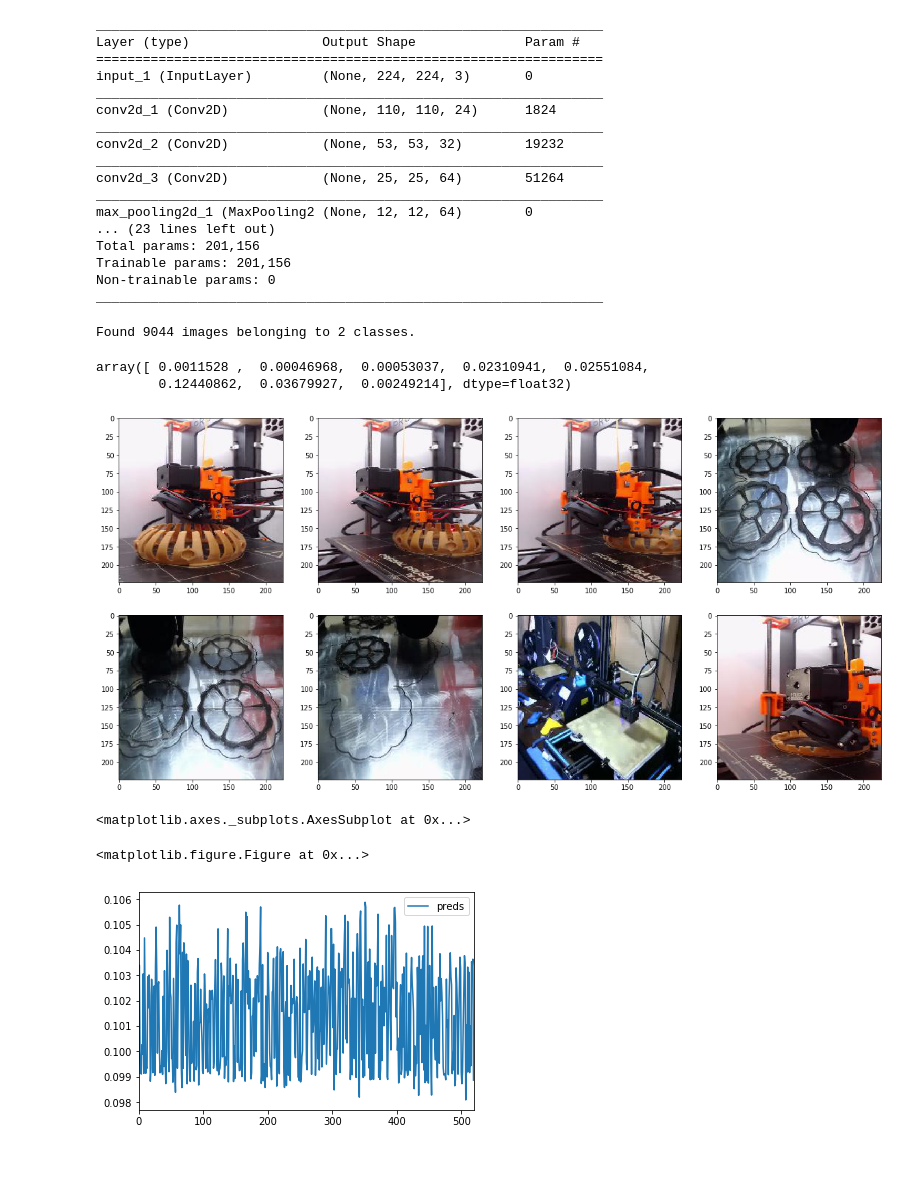
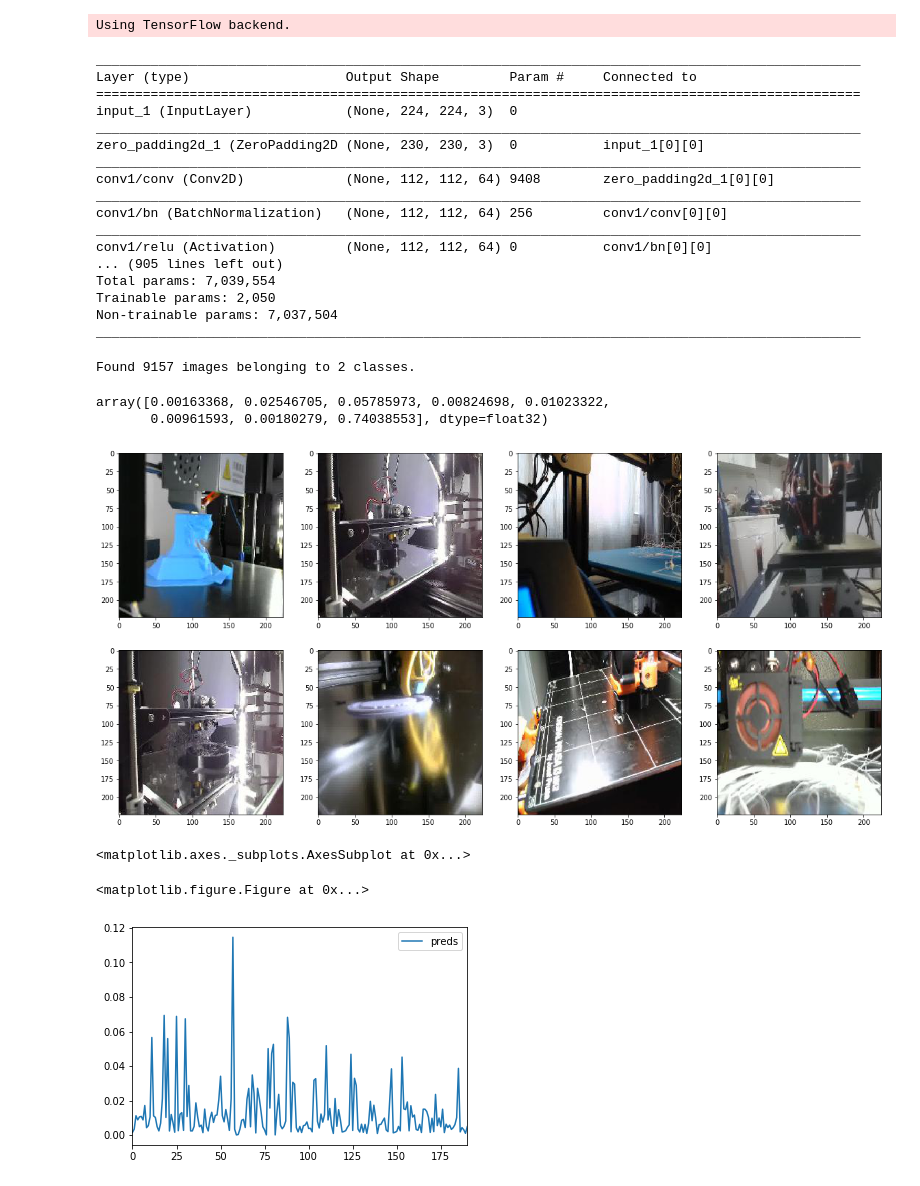
Before and after one commit to test-v1/notebooks-1, a Jupyter notebook: 3dprinting/validation.ipynb, the cells around one changed output. Drawn from its saved outputs; the diff is of its cells as text; code cells hidden in the pictures.

```diff
--- a/3dprinting/validation.ipynb
+++ b/3dprinting/validation.ipynb
@@ -12,28 +12,29 @@ import matplotlib.pyplot as plt
 train_data_dir = "train"
 validation_data_dir = "val"
 img_width, img_height = 224, 224
-model_name = 'vgg19_1.h5'
+model_name = 'densenet.h5'
 
 model = keras.models.load_model(model_name)
 model.summary()
 # %% [output]
-_________________________________________________________________
-Layer (type)                 Output Shape              Param #
-=================================================================
-input_1 (InputLayer)         (None, 224, 224, 3)       0
-_________________________________________________________________
-conv2d_1 (Conv2D)            (None, 110, 110, 24)      1824
-_________________________________________________________________
-conv2d_2 (Conv2D)            (None, 53, 53, 32)        19232
-_________________________________________________________________
-conv2d_3 (Conv2D)            (None, 25, 25, 64)        51264
-_________________________________________________________________
-max_pooling2d_1 (MaxPooling2 (None, 12, 12, 64)        0
-... (23 lines left out)
-Total params: 201,156
-Trainable params: 201,156
-Non-trainable params: 0
-_________________________________________________________________
+Using TensorFlow backend.
+__________________________________________________________________________________________________
+Layer (type)                    Output Shape         Param #     Connected to
+==================================================================================================
+input_1 (InputLayer)            (None, 224, 224, 3)  0
+__________________________________________________________________________________________________
+zero_padding2d_1 (ZeroPadding2D (None, 230, 230, 3)  0           input_1[0][0]
+__________________________________________________________________________________________________
+conv1/conv (Conv2D)             (None, 112, 112, 64) 9408        zero_padding2d_1[0][0]
+__________________________________________________________________________________________________
+conv1/bn (BatchNormalization)   (None, 112, 112, 64) 256         conv1/conv[0][0]
+__________________________________________________________________________________________________
+conv1/relu (Activation)         (None, 112, 112, 64) 0           conv1/bn[0][0]
+... (905 lines left out)
+Total params: 7,039,554
+Trainable params: 2,050
+Non-trainable params: 7,037,504
+__________________________________________________________________________________________________
 # %%
 test_datagen = ImageDataGenerator(
 rescale = 1./255)
@@ -54,10 +55,10 @@ for i in range(len(imgs)):
 
 model.predict(imgs)[:,1]
 # %% [output]
-Found 9044 images belonging to 2 classes.
+Found 9157 images belonging to 2 classes.
-array([ 0.0011528 ,  0.00046968,  0.00053037,  0.02310941,  0.02551084,
-        0.12440862,  0.03679927,  0.00249214], dtype=float32)
+array([0.00163368, 0.02546705, 0.05785973, 0.00824698, 0.01023322,
+       0.00961593, 0.00180279, 0.74038553], dtype=float32)
-[figure, old version]
+[figure, new version]
 # %%
 def load_image( infilename ) :
     img = Image.open( infilename )
@@ -67,24 +68,24 @@ def load_image( infilename ) :
 # %%
 import matplotlib.image as mpimg
 import glob
 
-prefix = '526316004'
-folder = 'val/best/'
+prefix = '529557335'
+folder = 'train/best/'
 
 plt.figure(figsize=(20,20))
 columns = 16
 
 jpgs = glob.glob(folder + prefix + '-*.jpg')
 imgs = np.asarray(list(map(load_image, jpgs)))
 
 preds = model.predict(imgs)
 df = pd.DataFrame(dict(preds=preds[:,1]))
 df.plot()
 # for i, img_path in enumerate(jpgs):
 #     plt.subplot(len(jpgs) / columns + 1, columns, i + 1)
 #     plt.imshow(mpimg.imread(img_path))
 # %% [output]
 <matplotlib.axes._subplots.AxesSubplot at 0x...>
 <matplotlib.figure.Figure at 0x...>
-[figure, old version]
+[figure, new version]
 # %%
```
Also changed, not shown: parts of 3 cells of this notebook.
